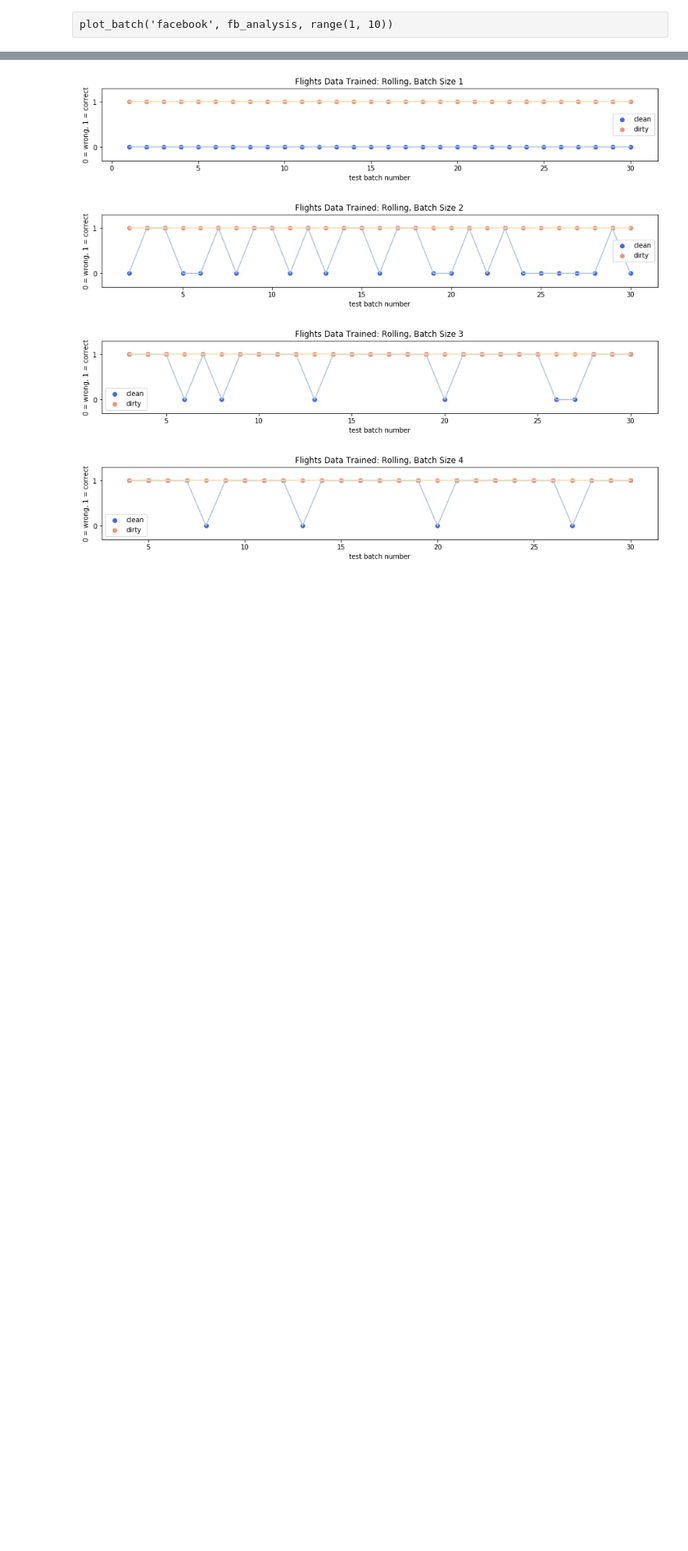
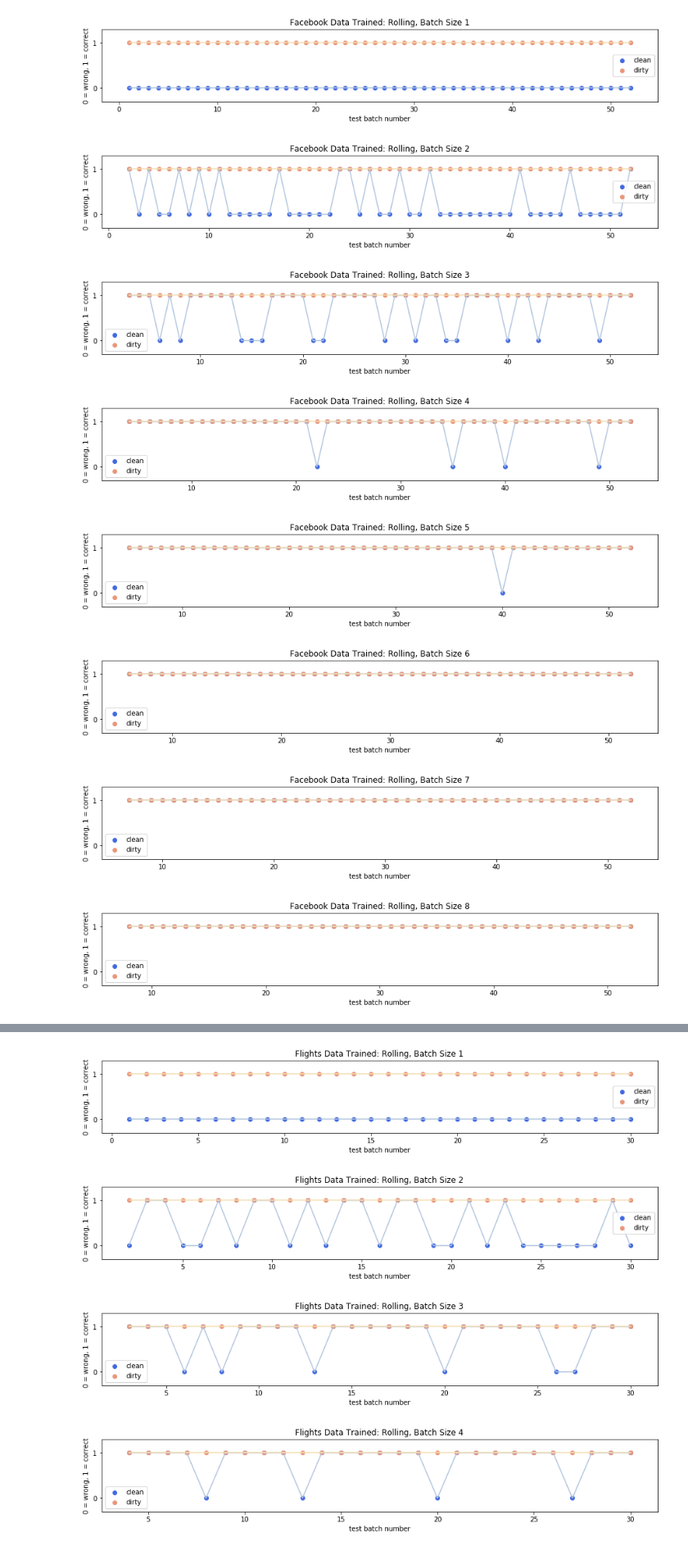
Before and after one commit to zivschwartz/Data-Quality-Validation-Pipeline, a Jupyter notebook: TFDV.ipynb, the cells around one changed output, grey strips where cells are left out. Shown: that part at 82% size. Cells and saved outputs as stored; diff of their text form; code cells hidden in the pictures; blank space fills up the shorter version.

Commit message:
added fb TFDV results

```diff
--- a/TFDV.ipynb
+++ b/TFDV.ipynb
@@ -33,7 +13,7 @@ from tensorflow_metadata.proto.v0 import schema_pb2
 warnings.simplefilter('ignore')
 # %%
 clean_flights, dirty_flights = partition_data_files('tmp/FLIGHTS/*.csv')
-clean_fb, dirty_fb = partition_data_files('tmp/FBPosts/*.csv')
+clean_fb, dirty_fb = partition_data_files('tmp/FBPosts2/*.csv')
 # %%
 '''
 @description: this is the same function from assignment2; infers schema from a given csv file
@@ -221,0 +191,11 @@ fb_accuracy.to_csv('fb_accuracy_tfdv.csv', index = False)
+# %%
+fb_analysis = pd.DataFrame(columns=['train_type', 'batch_size', 'test_batch', 'clean_correct', 'dirty_correct'])
+counter = 0
+
+for train_type in ['rolling', 'increasing']:
+    for batch_size in range(1, 10):
+        for i in range(len(clean_fb)-batch_size):
+            row = analysis(i, train_type, clean_fb, dirty_fb, batch_size)
+            fb_analysis.loc[counter] = row
+            counter = counter + 1
+fb_analysis.to_csv('fb_batch_analysis_tfdv.csv', index = False)
@@ -233,5 +216,14 @@ flights_analysis.to_csv('flights_batch_analysis_tfdv.csv', index = False)
 # %%
 flights_accuracy = get_accuracy(flights_analysis)
 flights_accuracy.to_csv('flights_accuracy_tfdv.csv', index = False)
-# %% [raw]
-plot_batch('facebook', fb_analysis, range(1, 10))
+# %%
+plot_batch('facebook', fb_analysis, range(1, 10))
+# %% [output]
+[figure, added]
+[figure, added]
+[figure, added]
+[figure, added]
+[figure, added]
+[figure, added]
+[figure, added]
+[figure, added]
```
Also changed, not shown: parts of 8 cells of this notebook, 2 other files.
